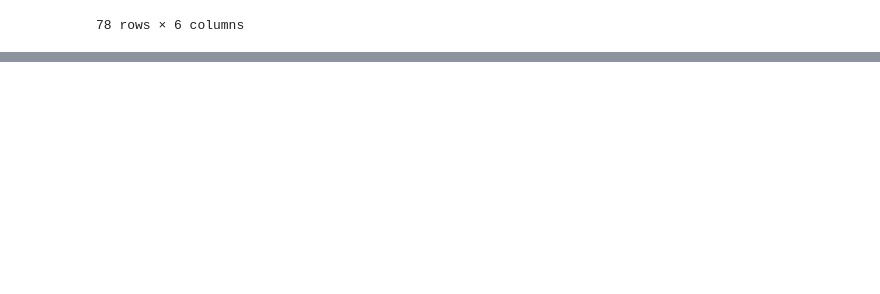
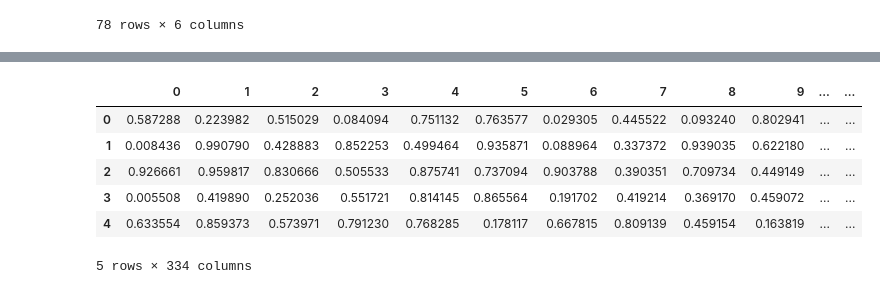
Before and after one commit to Angkita-Bhowmik/Pandas-Library, a Jupyter notebook: Panda.ipynb, the cells around one changed output, grey strips where cells are left out. Saved outputs shown, nothing was run; the diff lists cells and outputs as text; code cells hidden in the pictures; blank space fills up the shorter version.

```diff
--- a/Panda.ipynb
+++ b/Panda.ipynb
@@ -84,0 +121,3 @@ df2
+# %%
+newdf = pd.DataFrame(np.random.rand(334,5) , index=np.arange(334))
+newdf
@@ -84,0 +152,10 @@ df2
+# %%
+newdf.T # Transpose of the DataFrame
+# %% [output]
+|  | 0 | 1 | 2 | 3 | 4 | 5 | 6 | 7 | 8 | 9 | ... | ... |
+| 0 | 0.587288 | 0.223982 | 0.515029 | 0.084094 | 0.751132 | 0.763577 | 0.029305 | 0.445522 | 0.093240 | 0.802941 | ... | ... |
+| 1 | 0.008436 | 0.990790 | 0.428883 | 0.852253 | 0.499464 | 0.935871 | 0.088964 | 0.337372 | 0.939035 | 0.622180 | ... | ... |
+| 2 | 0.926661 | 0.959817 | 0.830666 | 0.505533 | 0.875741 | 0.737094 | 0.903788 | 0.390351 | 0.709734 | 0.449149 | ... | ... |
+| 3 | 0.005508 | 0.419890 | 0.252036 | 0.551721 | 0.814145 | 0.865564 | 0.191702 | 0.419214 | 0.369170 | 0.459072 | ... | ... |
+| 4 | 0.633554 | 0.859373 | 0.573971 | 0.791230 | 0.768285 | 0.178117 | 0.667815 | 0.809139 | 0.459154 | 0.163819 | ... | ... |
+5 rows × 334 columns
```
Also changed, not shown: parts of 28 cells of this notebook, 1 other file.
